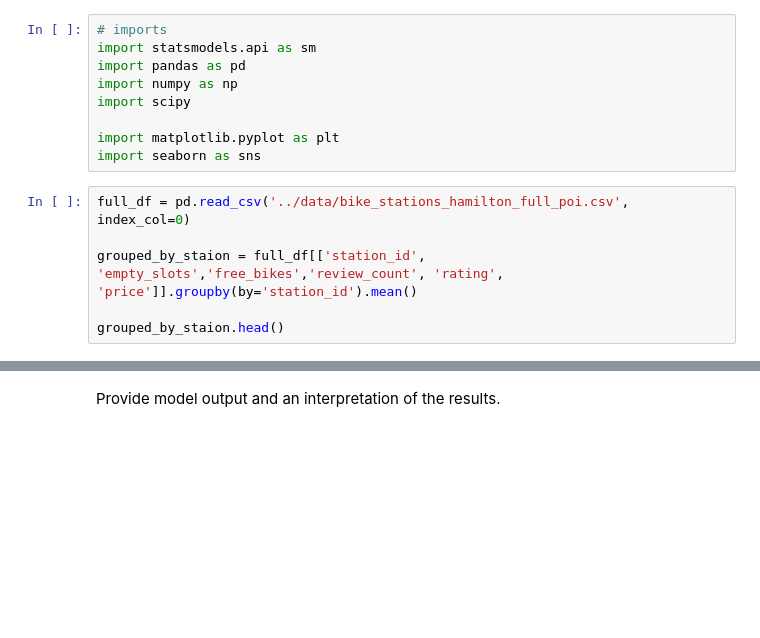
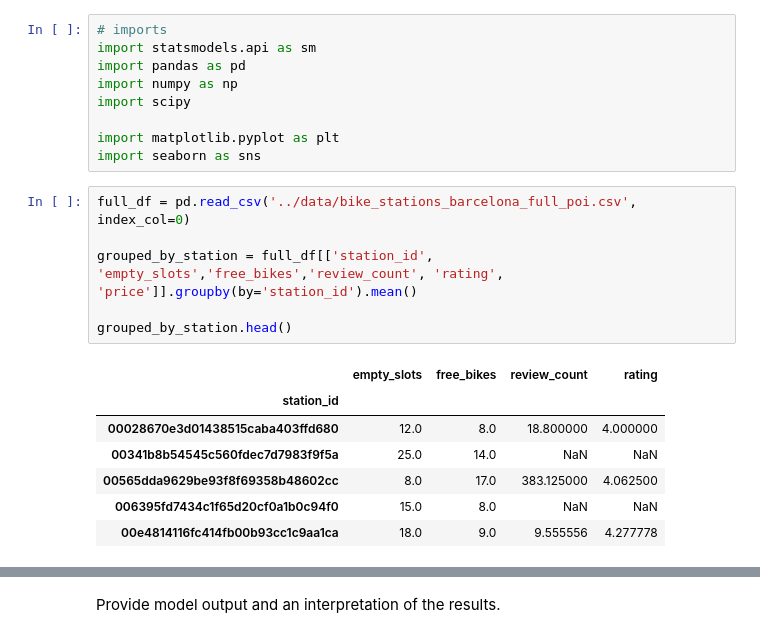
Before and after one commit to gu12934/-LHL-Statistical-Modelling-Project, a Jupyter notebook: notebooks/model_building.ipynb, the cells around one changed output, grey strips where cells are left out. Saved outputs shown, nothing was run; the diff lists cells and outputs as text; blank space fills up the shorter version.

```diff
--- a/notebooks/model_building.ipynb
+++ b/notebooks/model_building.ipynb
@@ -10,9 +10,17 @@ import scipy
 import matplotlib.pyplot as plt
 import seaborn as sns
 # %%
-full_df = pd.read_csv('../data/bike_stations_hamilton_full_poi.csv', index_col=0)
+full_df = pd.read_csv('../data/bike_stations_barcelona_full_poi.csv', index_col=0)
 
-grouped_by_staion = full_df[['station_id', 'empty_slots','free_bikes','review_count', 'rating', 'price']].groupby(by='station_id').mean()
+grouped_by_station = full_df[['station_id', 'empty_slots','free_bikes','review_count', 'rating', 'price']].groupby(by='station_id').mean()
 
-grouped_by_staion.head()
+grouped_by_station.head()
+# %% [output]
+|  | empty_slots | free_bikes | review_count | rating |
+| station_id |  |  |  |  |
+| 00028670e3d01438515caba403ffd680 | 12.0 | 8.0 | 18.800000 | 4.000000 |
+| 00341b8b54545c560fdec7d7983f9f5a | 25.0 | 14.0 | NaN | NaN |
+| 00565dda9629be93f8f69358b48602cc | 8.0 | 17.0 | 383.125000 | 4.062500 |
+| 006395fd7434c1f65d20cf0a1b0c94f0 | 15.0 | 8.0 | NaN | NaN |
+| 00e4814116fc414fb00b93cc1c9aa1ca | 18.0 | 9.0 | 9.555556 | 4.277778 |
 # %%
```
Also changed, not shown: parts of 4 cells of this notebook, 1 other file.
